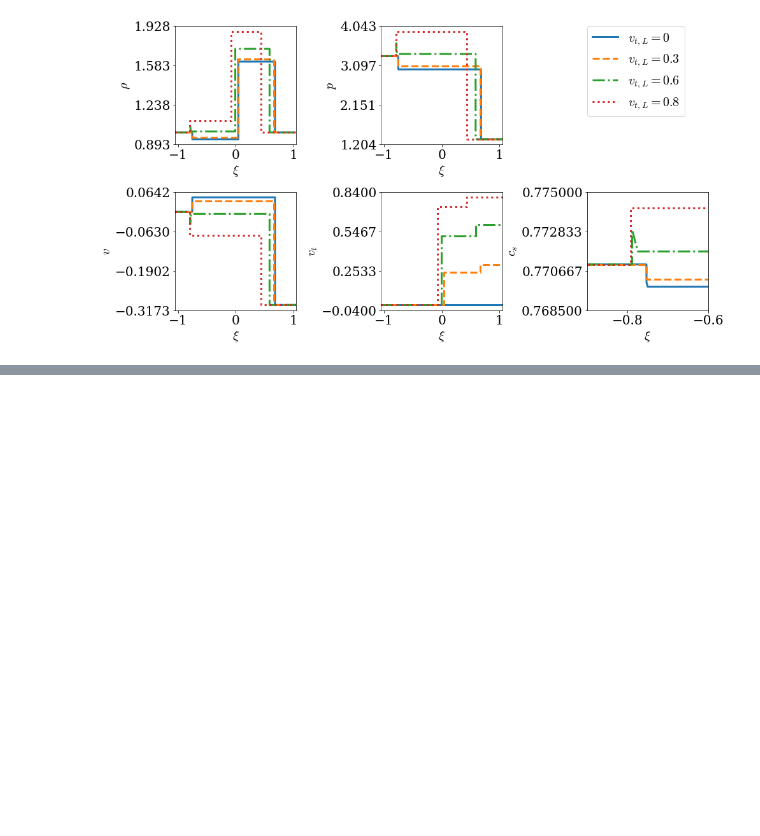
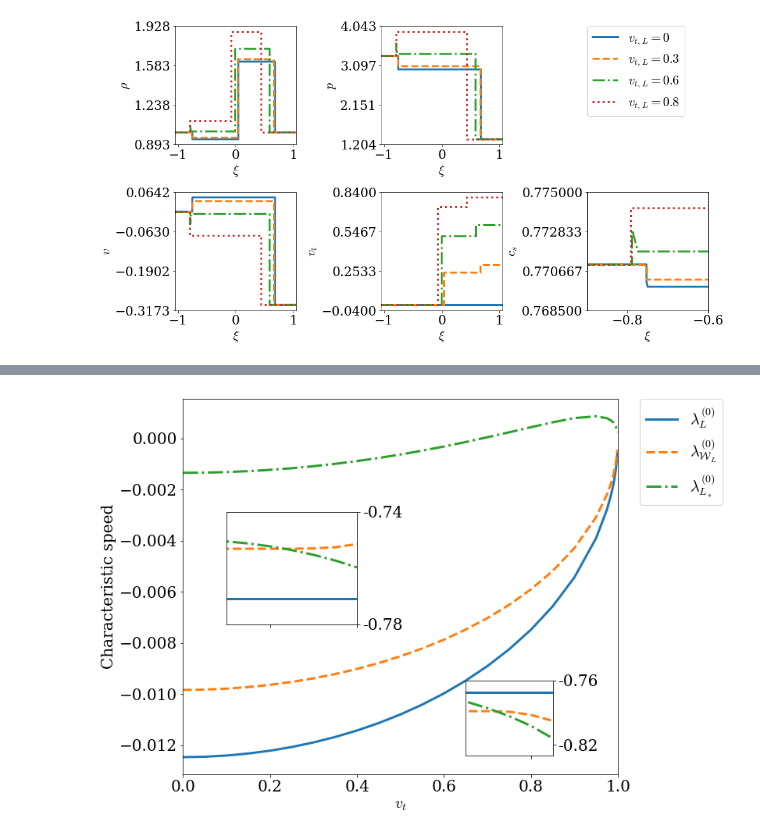
Before and after one commit to harpolea/r3d2, a Jupyter notebook: examples/paper_tangential_velocities.ipynb, the cells around one changed output, grey strips where cells are left out. Cells and saved outputs as stored; diff of their text form; code cells hidden in the pictures; blank space fills up the shorter version.

```diff
--- a/examples/paper_tangential_velocities.ipynb
+++ b/examples/paper_tangential_velocities.ipynb
@@ -502,0 +510,51 @@ fig.savefig('vt_char_ns_ocean.pdf', bbox_extra_artists=(lgd,), bbox_inches='tigh
+# %%
+from mpl_toolkits.axes_grid1.inset_locator import inset_axes, InsetPosition
+
+fig, ax = pyplot.subplots(1, 1)
+
+ax.plot(vtrs, wavespeeds_no_ddt[:, 0],
+            lstyles[0], linewidth=3, label=r"$\lambda^{(0)}_L$")
+ax.plot(vtrs, wavespeeds_no_ddt[:, 1],
+            lstyles[1], linewidth=3, label=r"$\lambda^{(0)}_{{\cal W}_L}$")
+ax.plot(vtrs, wavespeeds_no_ddt[:, 2],
+            lstyles[2], linewidth=3, label=r"$\lambda^{(0)}_{L_*}$")
+ax.set_xlabel(r"$v_t$")
+ax.set_ylabel("Characteristic speed")
+ax.set_xlim(0, 1)
+
+axins1 = pyplot.axes([0, 0, 1, 1], label='inset1')
+axins1.set_axes_locator(InsetPosition(ax, [0.1, 0.4, 0.3, 0.3]))
+axins1.plot(vtrs2, wavespeeds_ddt[:, 0],
+            lstyles[0], linewidth=3, label=r"$\lambda^{(0)}_L$")
+axins1.plot(vtrs2, wavespeeds_ddt[:, 1],
+            lstyles[1], linewidth=3, label=r"$\lambda^{(0)}_{{\cal W}_\leftarrow}$")
+axins1.plot(vtrs2, wavespeeds_ddt[:, 2],
+            lstyles[2], linewidth=3, label=r"$\lambda^{(0)}_{L_*}$")
+axins1.set_xlim(0.1, 0.4)
+axins1.set_ylim(-0.78, -0.74)
+axins1.set_xticklabels([])
+axins1.set_yticks([-0.78, -0.74])
+axins1.set_yticklabels([-0.78, -0.74])
+axins1.yaxis.tick_right()
+
+axins2 = pyplot.axes([0, 0, 1, 1], label='inset2')
+axins2.set_axes_locator(InsetPosition(ax, [0.65, 0.05, 0.2, 0.2]))
+axins2.plot(vtrs2, wavespeeds_ddt[:, 0],
+            lstyles[0], linewidth=3, label=r"$\lambda^{(0)}_L$")
+axins2.plot(vtrs2, wavespeeds_ddt[:, 1],
+            lstyles[1], linewidth=3, label=r"$\lambda^{(0)}_{{\cal W}_\leftarrow}$")
+axins2.plot(vtrs2, wavespeeds_ddt[:, 2],
+            lstyles[2], linewidth=3, label=r"$\lambda^{(0)}_{L_*}$")
+axins2.set_xlim(0.65, 0.85)
+axins2.set_ylim(-0.83, -0.76)
+axins2.set_xticks([0.8])
+axins2.set_xticklabels([])
+axins2.set_yticks([-0.82, -0.76])
+axins2.set_yticklabels([-0.82, -0.76])
+axins2.yaxis.tick_right()
+
+fig.tight_layout()
+lgd = ax.legend(bbox_to_anchor=(1.05, 1), loc=2, borderaxespad=0.)
+fig.savefig('vt_char_ns_ocean_inset.pdf', bbox_extra_artists=(lgd,), bbox_inches='tight')
+# %% [output]
+[figure, added]
```
Also changed, not shown: parts of 2 cells of this notebook.
